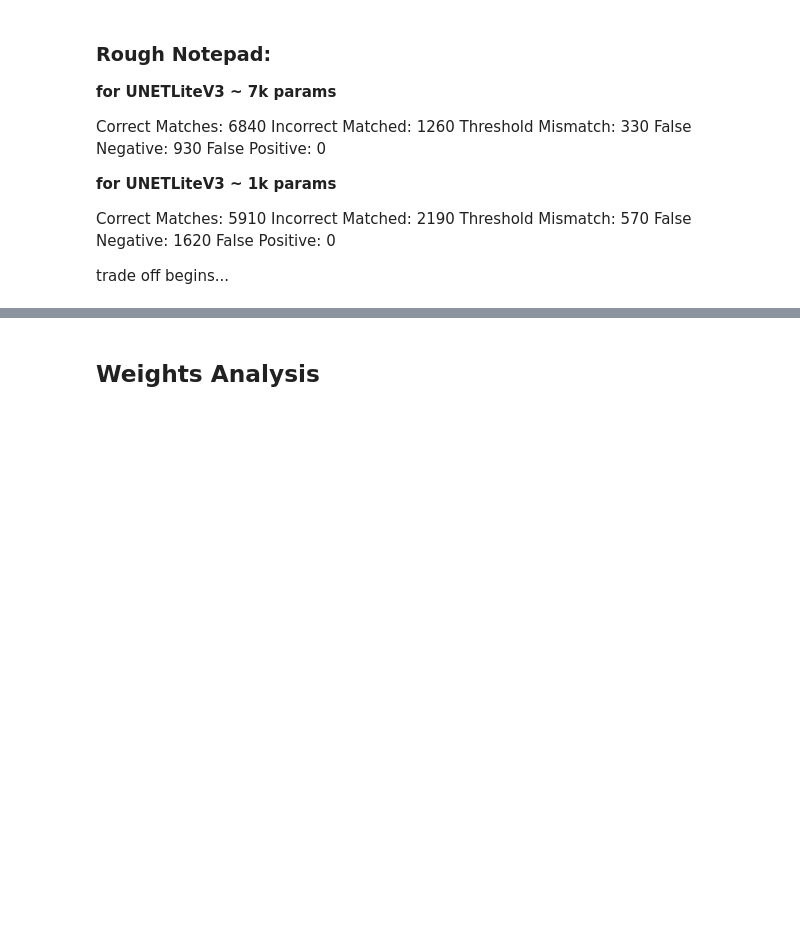
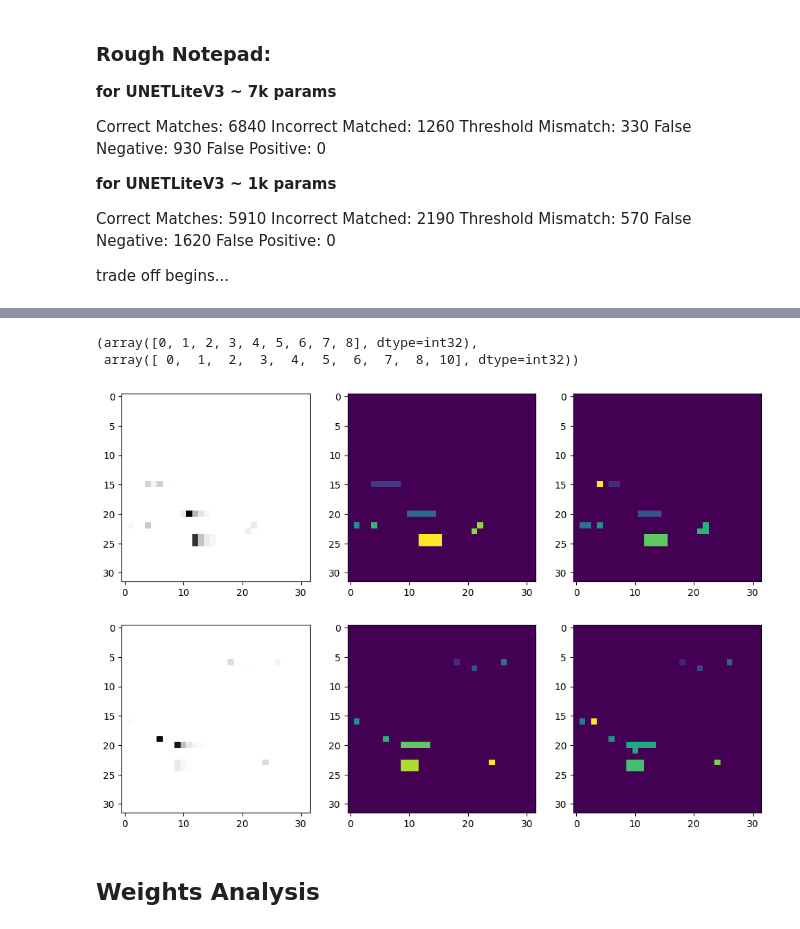
Before and after one commit to SridharaDasu/ClusterFinder, a Jupyter notebook: notebooks/InstanceSegmentation.ipynb, the cells around one changed output, grey strips where cells are left out. Saved outputs shown, nothing was run; the diff lists cells and outputs as text; code cells hidden in the pictures; blank space fills up the shorter version.

```diff
--- a/notebooks/InstanceSegmentation.ipynb
+++ b/notebooks/InstanceSegmentation.ipynb
@@ -985,0 +1200,5 @@ trade off begins...
+# %%
+np.unique(lmc), np.unique(lpred)
+# %% [output]
+(array([0, 1, 2, 3, 4, 5, 6, 7, 8], dtype=int32),
+ array([ 0,  1,  2,  3,  4,  5,  6,  7,  8, 10], dtype=int32))
@@ -986,3 +1207,36 @@ trade off begins...
+# %%
+# Masking Debug
+i = 11
+lpred, lmc = ccl_generator(pred_mask[i], val_mask[i])
+lpred = mc_label_convert(lpred, lmc)
+
+num_example_to_display = 1
+fig, axs = plt.subplots(nrows=num_example_to_display, ncols=2, figsize=(12,4*num_example_to_display))
+
+for j in range(num_example_to_display):
+    i = algo_sup_predicted_i[j]
+    lpred, lmc = ccl_generator(pred_mask[i], val_mask[i])
+    lpred = mc_label_convert(lpred, lmc)
+
+    axs[j][0].imshow(val_img[i])
+    axs[j][1].imshow(lmc)
+    axs[j][2].imshow(lpred)
+# %%
+# DEBUG
+num_example_to_display = 2
+algo_sup_predicted_i = [6,11]
+fig, axs = plt.subplots(nrows=num_example_to_display, ncols=3, figsize=(12,4*num_example_to_display))
+
+for j in range(num_example_to_display):
+    i = algo_sup_predicted_i[j]
+    lpred, lmc = ccl_generator(pred_mask[i], val_mask[i])
+    lpred = mc_label_convert(lpred, lmc)
+
+    axs[j][0].imshow(val_img[i])
+    axs[j][1].imshow(lmc)
+    axs[j][2].imshow(lpred)
+# %% [output]
+[figure, added]
 # %% [markdown]
 ## Weights Analysis
 # %%
```
Also changed, not shown: parts of 42 cells of this notebook, 8 other files.
